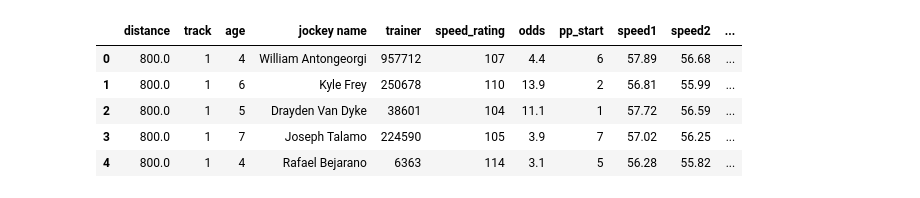
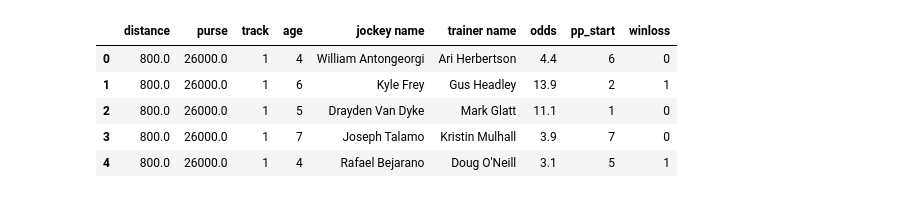
Before and after one commit to theBlindRooster/ML_HorseRacing, a Jupyter notebook: Horsiesv2.ipynb, the cells around one changed output. Saved outputs shown, nothing was run; the diff lists cells and outputs as text; code cells hidden in the pictures.

Commit message:
added trainer data.  removed other features not available before a race

```diff
--- a/Horsiesv2.ipynb
+++ b/Horsiesv2.ipynb
@@ -14,6 +14,7 @@ def extractData(inp):
     for race in data:
         run={}
         run['distance']=float(race['DISTANCE'])
+        run['purse']=float(race['PURSE'])
         if(race['COURSE_ID']=='D'):
             run['track']=1
         else:
@@ -56,7 +57,7 @@ def extractData(inp):
             horse['speed_rating']=int(entry['SPEED_RATING'])
             horse['horse']=str(entry['AXCISKEY'])
             horse['jockey name']=str(entry['JOCKEY']['FIRST_NAME'])+' '+str(entry['JOCKEY']['LAST_NAME'])
-            horse['trainer']=str(entry['TRAINER']['KEY'])
+            horse['trainer name']=str(entry['TRAINER']['FIRST_NAME'])+' '+str(entry['TRAINER']['LAST_NAME'])
             horse['odds']=float(entry['DOLLAR_ODDS'])
             call={}
             for poc in entry['POINT_OF_CALL']:
@@ -108,13 +109,13 @@ df.head()
 # jsonString = json.dumps(xmltodict.parse(xmlString), indent=4)
 # print(jsonString)
 # %%
-horseLength=8
-furlong=660
-dist1=1320
-dist2=2640
-dist3=3960
-df['speed1']=((dist1-(horseLength*df['poc1'].astype(float)))/df['fr1'].astype(float)).round(2)
-df['speed2']=((dist2-(horseLength*df['poc2'].astype(float)))/df['fr2'].astype(float)).round(2)
-# df['speed3']=((dist3-(horseLength*df['poc3'].astype(float)))/df['fr3'].astype(float)).round(2)
-df['speedf']=(((df['distance'].astype(float)/100*furlong)-(horseLength*df['pocf'].astype(float)))/df['frw'].astype(float)).round(2)
-df.head()
+# horseLength=8
+# furlong=660
+# dist1=1320
+# dist2=2640
+# dist3=3960
+# df['speed1']=((dist1-(horseLength*df['poc1'].astype(float)))/df['fr1'].astype(float)).round(2)
+# df['speed2']=((dist2-(horseLength*df['poc2'].astype(float)))/df['fr2'].astype(float)).round(2)
+# # df['speed3']=((dist3-(horseLength*df['poc3'].astype(float)))/df['fr3'].astype(float)).round(2)
+# df['speedf']=(((df['distance'].astype(float)/100*furlong)-(horseLength*df['pocf'].astype(float)))/df['frw'].astype(float)).round(2)
+# df.head()
@@ -129,14 +122,14 @@ df.head()
 # %%
 # data=pd.DataFrame(df[['distance','pp_start','speed1','speed2','speed3','speedf','pp_finish']])
-data=pd.DataFrame(df[['distance','track','age','jockey name','trainer','speed_rating','odds','pp_start','speed1','speed2','speedf','pp_finish','winloss']])
+data=pd.DataFrame(df[['distance','purse','track','age','jockey name','trainer name','odds','pp_start','winloss']])
 data.head()
 # %% [output]
-|  | distance | track | age | jockey name | trainer | speed_rating | odds | pp_start | speed1 | speed2 | ... |
-| 0 | 800.0 | 1 | 4 | William Antongeorgi | 957712 | 107 | 4.4 | 6 | 57.89 | 56.68 | ... |
-| 1 | 800.0 | 1 | 6 | Kyle Frey | 250678 | 110 | 13.9 | 2 | 56.81 | 55.99 | ... |
-| 2 | 800.0 | 1 | 5 | Drayden Van Dyke | 38601 | 104 | 11.1 | 1 | 57.72 | 56.59 | ... |
-| 3 | 800.0 | 1 | 7 | Joseph Talamo | 224590 | 105 | 3.9 | 7 | 57.02 | 56.25 | ... |
-| 4 | 800.0 | 1 | 4 | Rafael Bejarano | 6363 | 114 | 3.1 | 5 | 56.28 | 55.82 | ... |
+|  | distance | purse | track | age | jockey name | trainer name | odds | pp_start | winloss |
+| 0 | 800.0 | 26000.0 | 1 | 4 | William Antongeorgi | Ari Herbertson | 4.4 | 6 | 0 |
+| 1 | 800.0 | 26000.0 | 1 | 6 | Kyle Frey | Gus Headley | 13.9 | 2 | 1 |
+| 2 | 800.0 | 26000.0 | 1 | 5 | Drayden Van Dyke | Mark Glatt | 11.1 | 1 | 0 |
+| 3 | 800.0 | 26000.0 | 1 | 7 | Joseph Talamo | Kristin Mulhall | 3.9 | 7 | 0 |
+| 4 | 800.0 | 26000.0 | 1 | 4 | Rafael Bejarano | Doug O'Neill | 3.1 | 5 | 1 |
 # %%
 # data2=pd.DataFrame(df[['distance','track','age','jockey','trainer','speed_rating','odds','pp_start','speed1','speed2','speedf','pp_finish','first','second','third','loser']])
 # data2.head()
```
Also changed, not shown: parts of 14 cells of this notebook, 4 other files.
